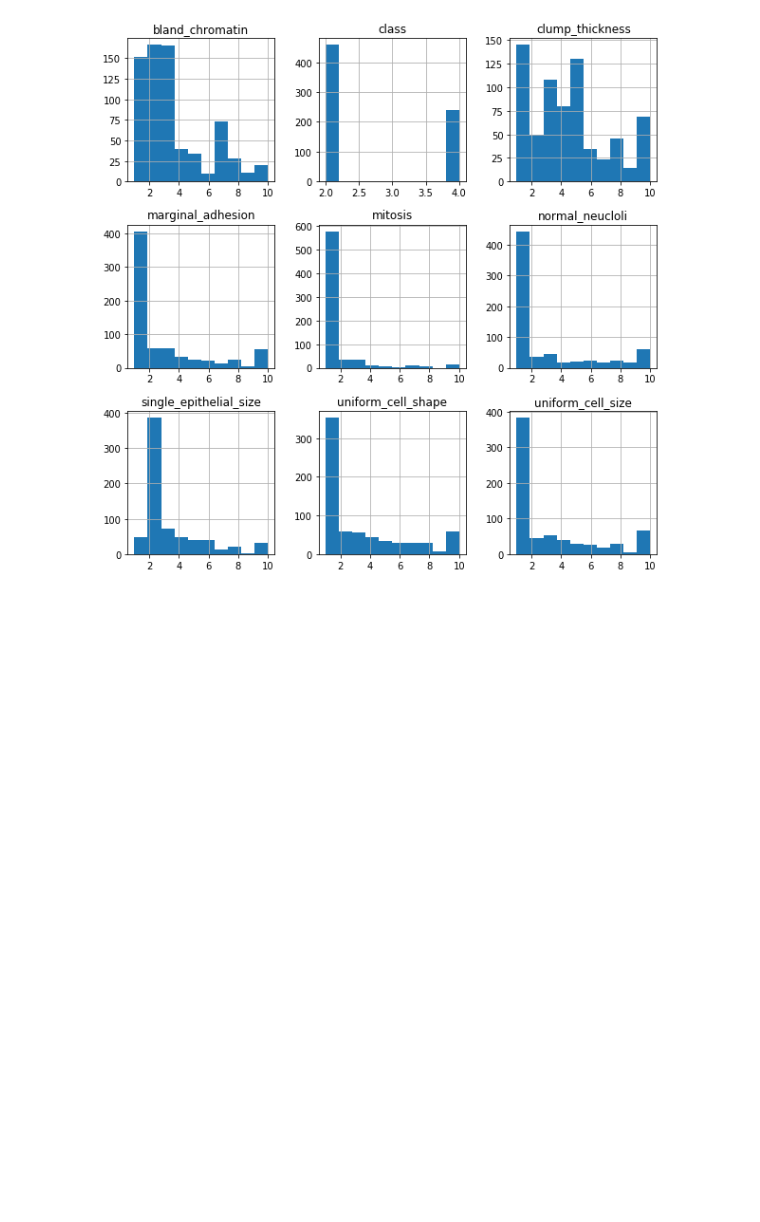
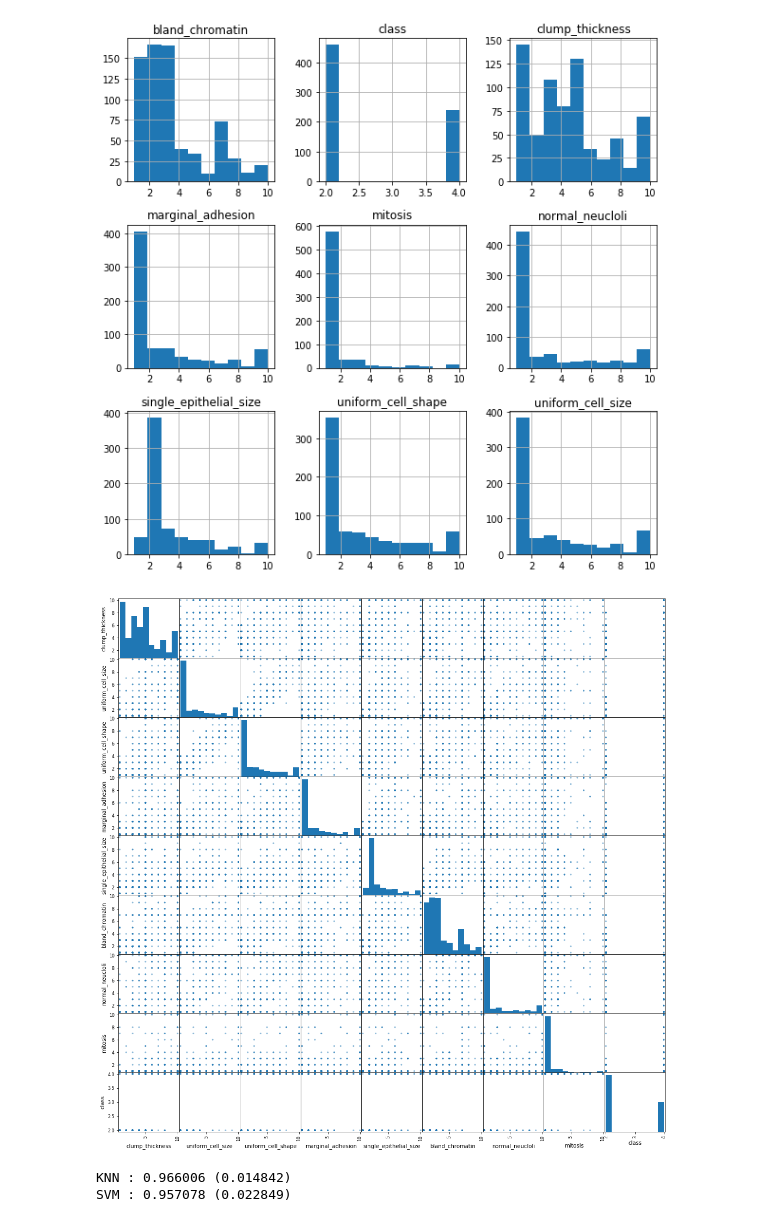
Before and after one commit to snjv9/ML-Projects, a Jupyter notebook: Breast Cancer Detection with ML.ipynb, the cells around one changed output. Cells and saved outputs as stored; diff of their text form; code cells hidden in the pictures; blank space fills up the shorter version.

```diff
--- a/Breast Cancer Detection with ML.ipynb
+++ b/Breast Cancer Detection with ML.ipynb
@@ -74,3 +74,9 @@ df.hist(figsize=(10,10))
 plt.show()
 # %% [output]
 [figure]
+# %%
+#create scatter plot
+scatter_matrix(df,figsize=(18,18))
+plt.show()
+# %% [output]
+[figure, added]
@@ -76,0 +97,15 @@ plt.show()
+# %%
+#Evaluate
+results = []
+names = []
+
+for name,model in models:
+    kfold=model_selection.KFold(n_splits=10,random_state=seed)
+    cv_results=model_selection.cross_val_score(model,X_train,y_train,cv=kfold,scoring=scoring)
+    results.append(cv_results)
+    names.append(name)
+    msg='%s : %f (%f)'%(name,cv_results.mean(),cv_results.std())
+    print (msg)
+# %% [output]
+KNN : 0.966006 (0.014842)
+SVM : 0.957078 (0.022849)
```
Also changed, not shown: parts of 6 cells of this notebook.
